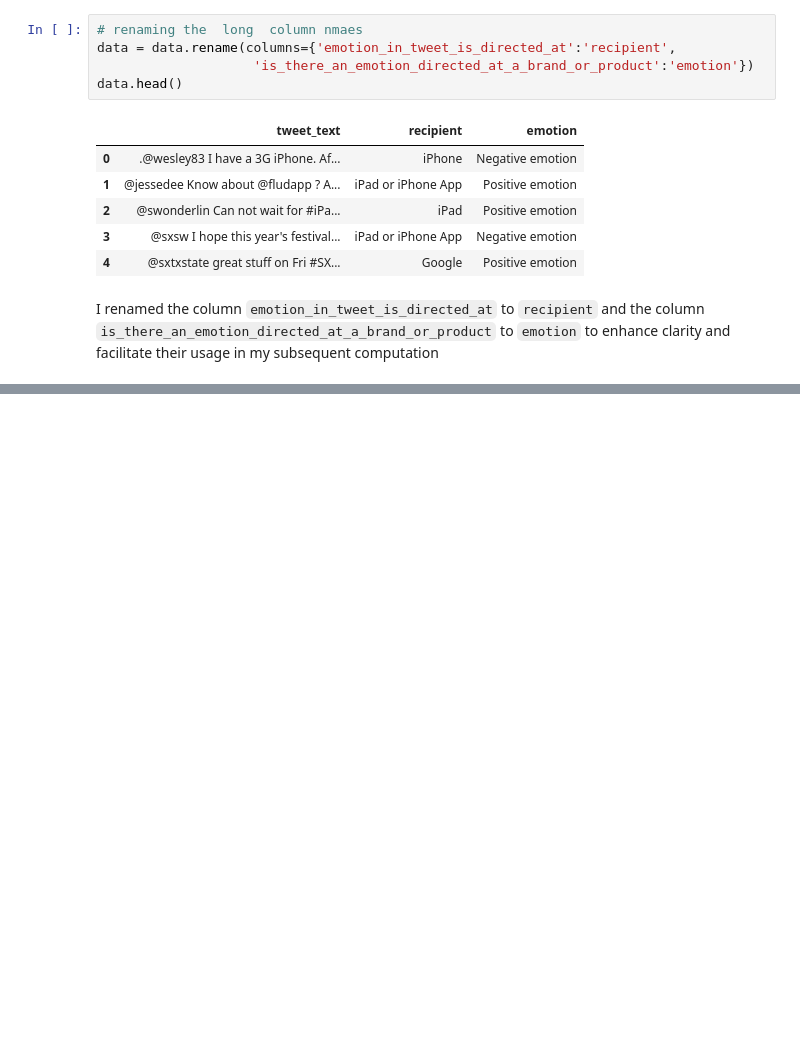
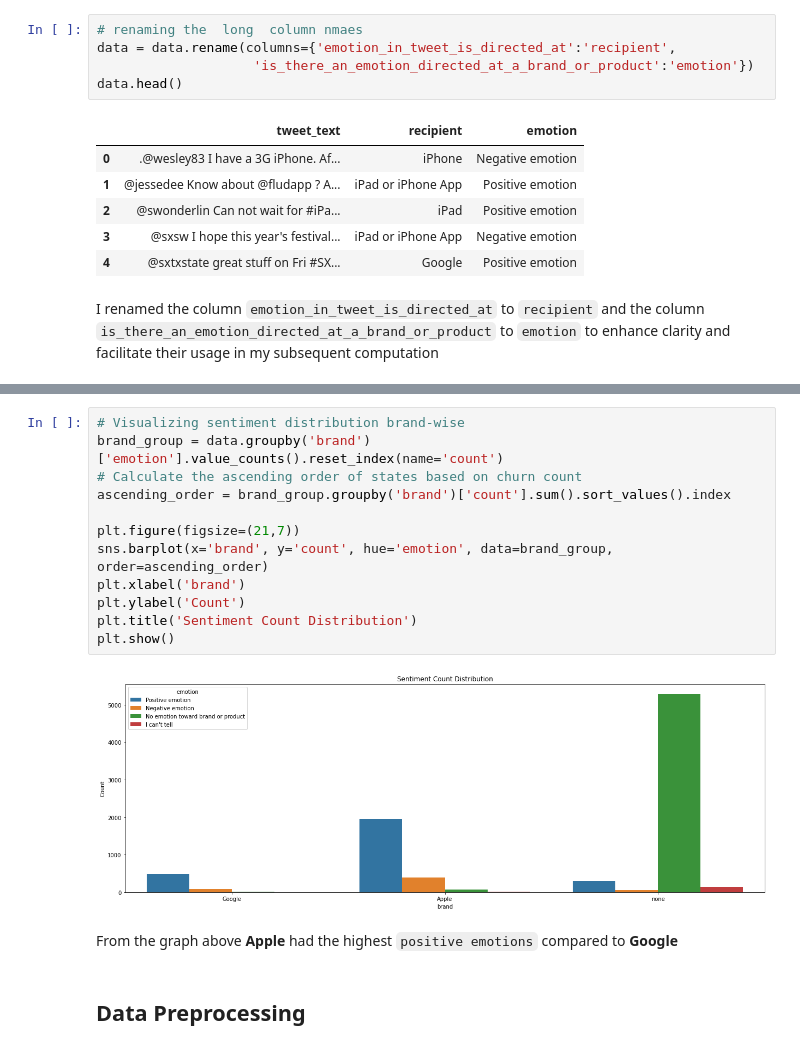
Before and after one commit to Derrick-wekesa/Twitter-sentiment-analysis-nlp-project, a Jupyter notebook: student.ipynb, the cells around one changed output, grey strips where cells are left out. Drawn from its saved outputs; the diff is of its cells as text; blank space fills up the shorter version.

````diff
--- a/student.ipynb
+++ b/student.ipynb
@@ -270,0 +434,19 @@
+# %%
+# Visualizing sentiment distribution brand-wise
+brand_group = data.groupby('brand')['emotion'].value_counts().reset_index(name='count')
+# Calculate the ascending order of states based on churn count
+ascending_order = brand_group.groupby('brand')['count'].sum().sort_values().index
+
+plt.figure(figsize=(21,7))
+sns.barplot(x='brand', y='count', hue='emotion', data=brand_group, order=ascending_order)
+plt.xlabel('brand')
+plt.ylabel('Count')
+plt.title('Sentiment Count Distribution')
+plt.show()
+# %% [output]
+[figure, added]
+# %% [markdown]
+
+From the graph above **Apple** had the highest ```positive emotions``` compared to **Google**
+# %% [markdown]
+## Data Preprocessing
````
Also changed, not shown: parts of 72 cells of this notebook.
